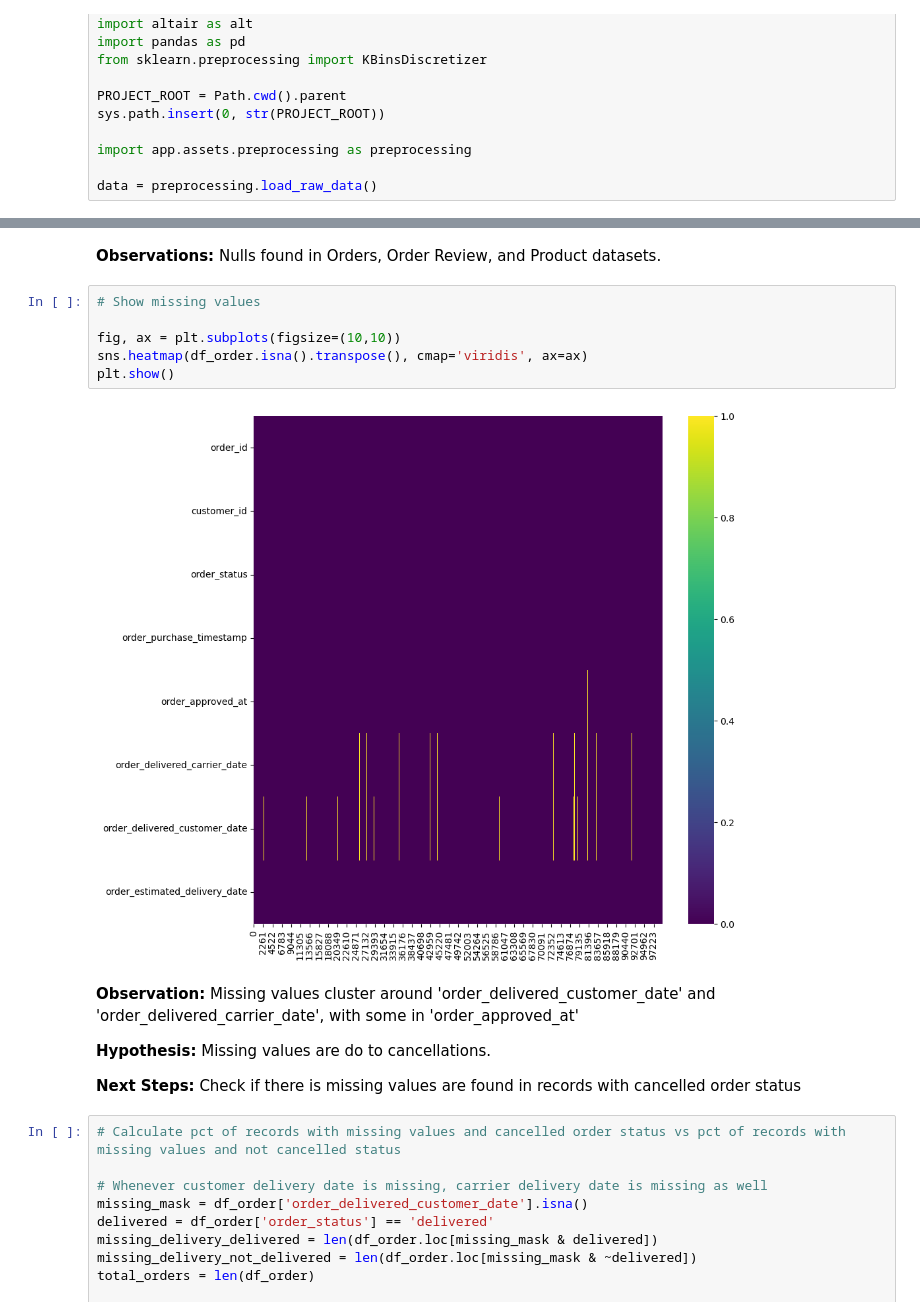
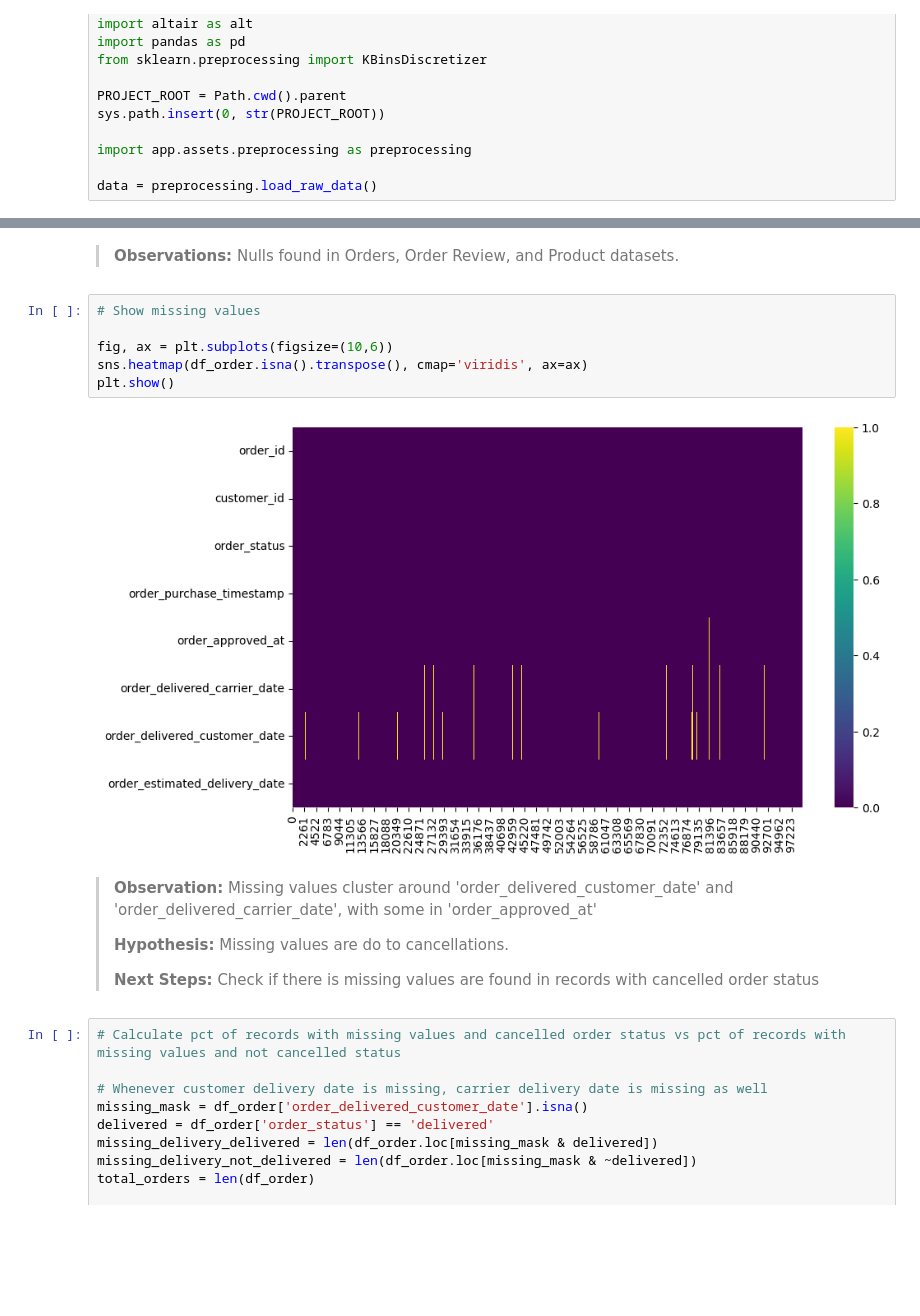
Before and after one commit to dsagher/olist_data_science_project, a Jupyter notebook: notebooks/cleaning.ipynb, the cells around one changed output, grey strips where cells are left out. Saved outputs shown, nothing was run; the diff lists cells and outputs as text; blank space fills up the shorter version.

```diff
--- a/notebooks/cleaning.ipynb
+++ b/notebooks/cleaning.ipynb
@@ -56,21 +69,21 @@ Seller:  False
 Product Category:  False
 Customer:  False
 # %% [markdown]
-**Observations:** Nulls found in Orders, Order Review, and Product datasets.
+> **Observations:** Nulls found in Orders, Order Review, and Product datasets.
 # %%
 # Show missing values
 
-fig, ax = plt.subplots(figsize=(10,10))
+fig, ax = plt.subplots(figsize=(10,6))
 sns.heatmap(df_order.isna().transpose(), cmap='viridis', ax=ax)
 plt.show()
 # %% [output]
-[figure, old version]
+[figure, new version]
 # %% [markdown]
-**Observation:** Missing values cluster around 'order_delivered_customer_date' and 'order_delivered_carrier_date', with some in 'order_approved_at'
-
-**Hypothesis:** Missing values are do to cancellations.
-
-**Next Steps:** Check if there is missing values are found in records with cancelled order status
+> **Observation:** Missing values cluster around 'order_delivered_customer_date' and 'order_delivered_carrier_date', with some in 'order_approved_at'
+>
+> **Hypothesis:** Missing values are do to cancellations.
+>
+> **Next Steps:** Check if there is missing values are found in records with cancelled order status
 # %%
 # Calculate pct of records with missing values and cancelled order status vs pct of records with missing values and not cancelled status
 
```
Also changed, not shown: parts of 18 cells of this notebook, 3 other files.
